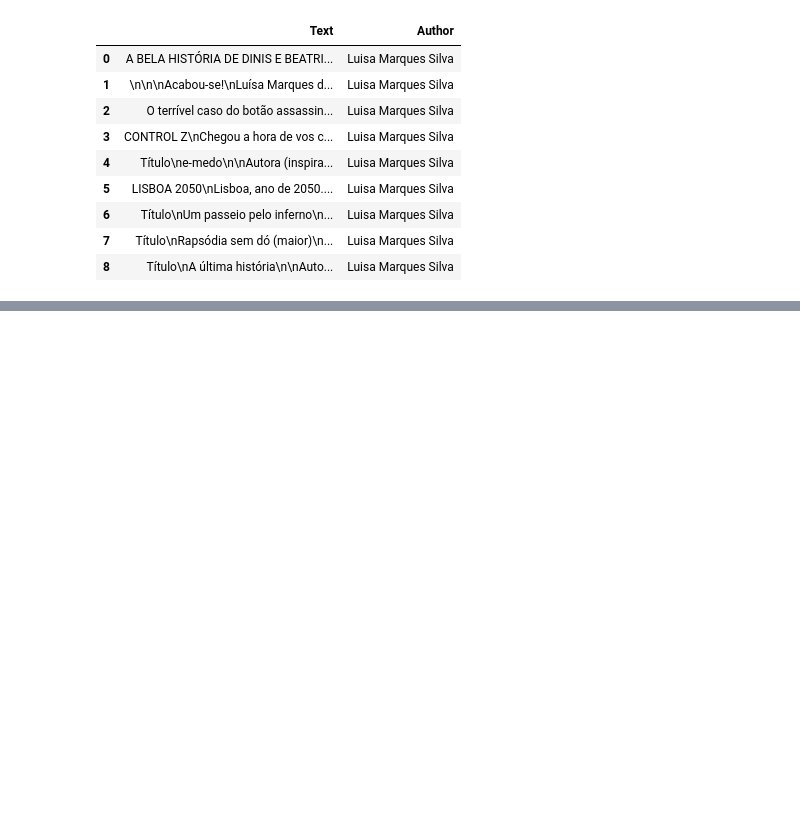
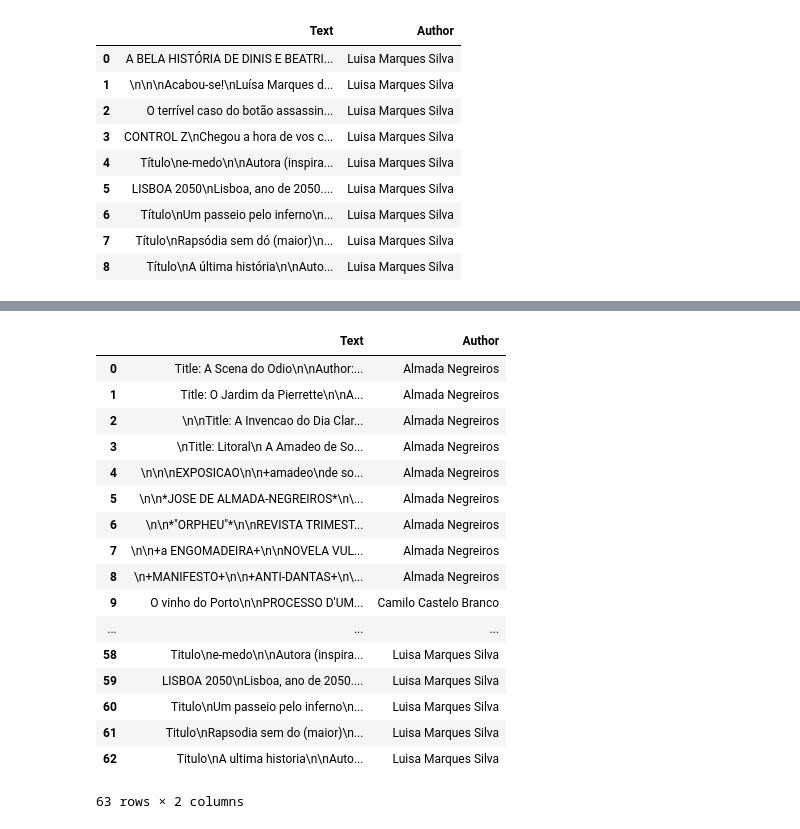
Before and after one commit to CatPalha/textMiningProject, a Jupyter notebook: Text Mining - 1.ipynb, the cells around one changed output, grey strips where cells are left out. Cells and saved outputs as stored; diff of their text form; code cells hidden in the pictures; blank space fills up the shorter version.

```diff
--- a/Text Mining - 1.ipynb
+++ b/Text Mining - 1.ipynb
@@ -210 +209,26 @@ corpora
 63 rows × 2 columns
+# %%
+from unidecode import unidecode
+
+corpora['Text'] = corpora['Text'].apply(lambda text: unidecode(text))
+
+corpora
+# %% [output]
+|  | Text | Author |
+| 0 | Title: A Scena do Odio\n\nAuthor:... | Almada Negreiros |
+| 1 | Title: O Jardim da Pierrette\n\nA... | Almada Negreiros |
+| 2 | \n\nTitle: A Invencao do Dia Clar... | Almada Negreiros |
+| 3 | \nTitle: Litoral\n A Amadeo de So... | Almada Negreiros |
+| 4 | \n\n\nEXPOSICAO\n\n+amadeo\nde so... | Almada Negreiros |
+| 5 | \n\n*JOSE DE ALMADA-NEGREIROS*\n\... | Almada Negreiros |
+| 6 | \n\n*"ORPHEU"*\n\nREVISTA TRIMEST... | Almada Negreiros |
+| 7 | \n\n+a ENGOMADEIRA+\n\nNOVELA VUL... | Almada Negreiros |
+| 8 | \n+MANIFESTO+\n\n+ANTI-DANTAS+\n\... | Almada Negreiros |
+| 9 | O vinho do Porto\n\nPROCESSO D'UM... | Camilo Castelo Branco |
+| ... | ... | ... |
+| 58 | Titulo\ne-medo\n\nAutora (inspira... | Luisa Marques Silva |
+| 59 | LISBOA 2050\nLisboa, ano de 2050.... | Luisa Marques Silva |
+| 60 | Titulo\nUm passeio pelo inferno\n... | Luisa Marques Silva |
+| 61 | Titulo\nRapsodia sem do (maior)\n... | Luisa Marques Silva |
+| 62 | Titulo\nA ultima historia\n\nAuto... | Luisa Marques Silva |
+63 rows × 2 columns
```
Also changed, not shown: parts of 5 cells of this notebook.
